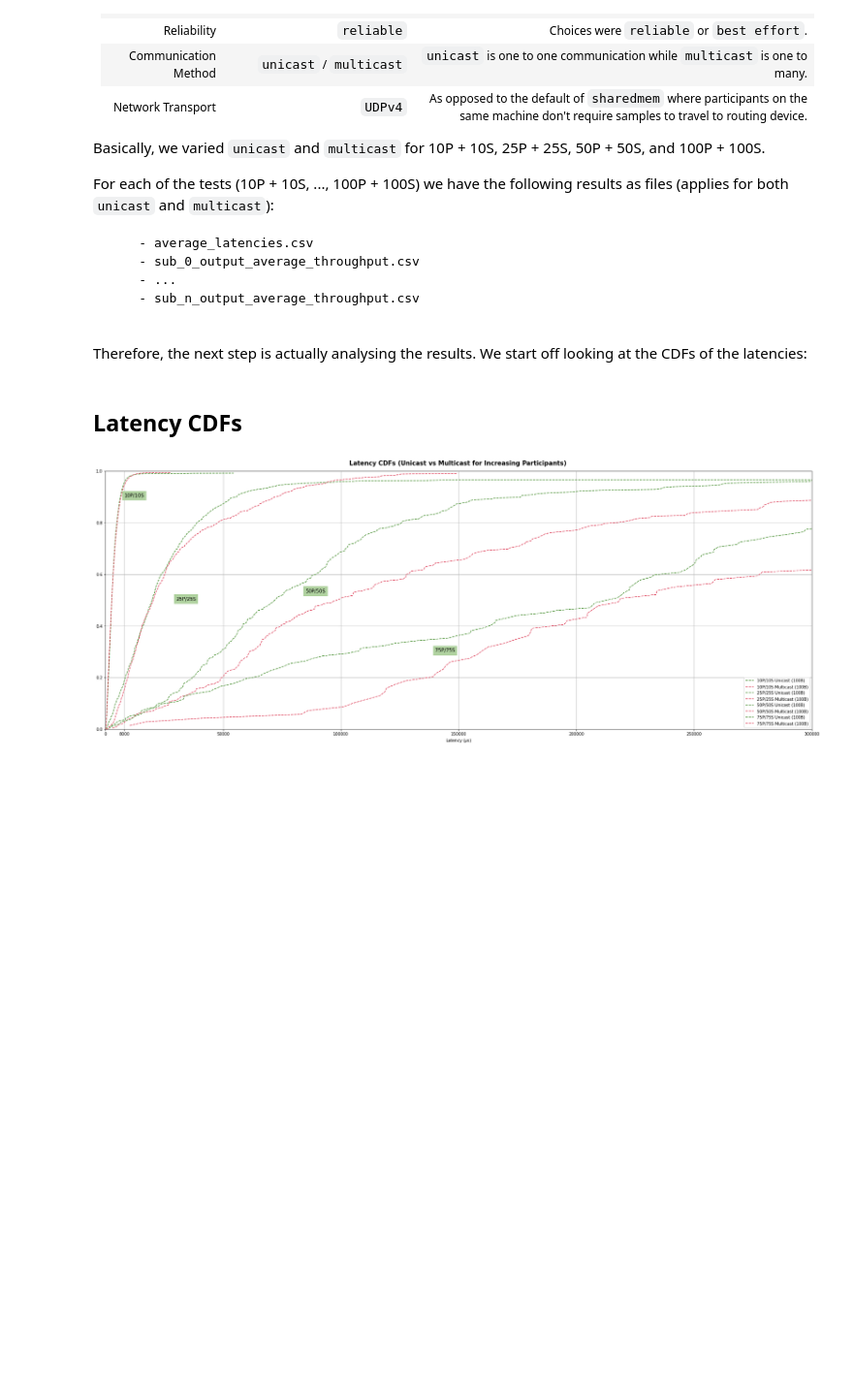
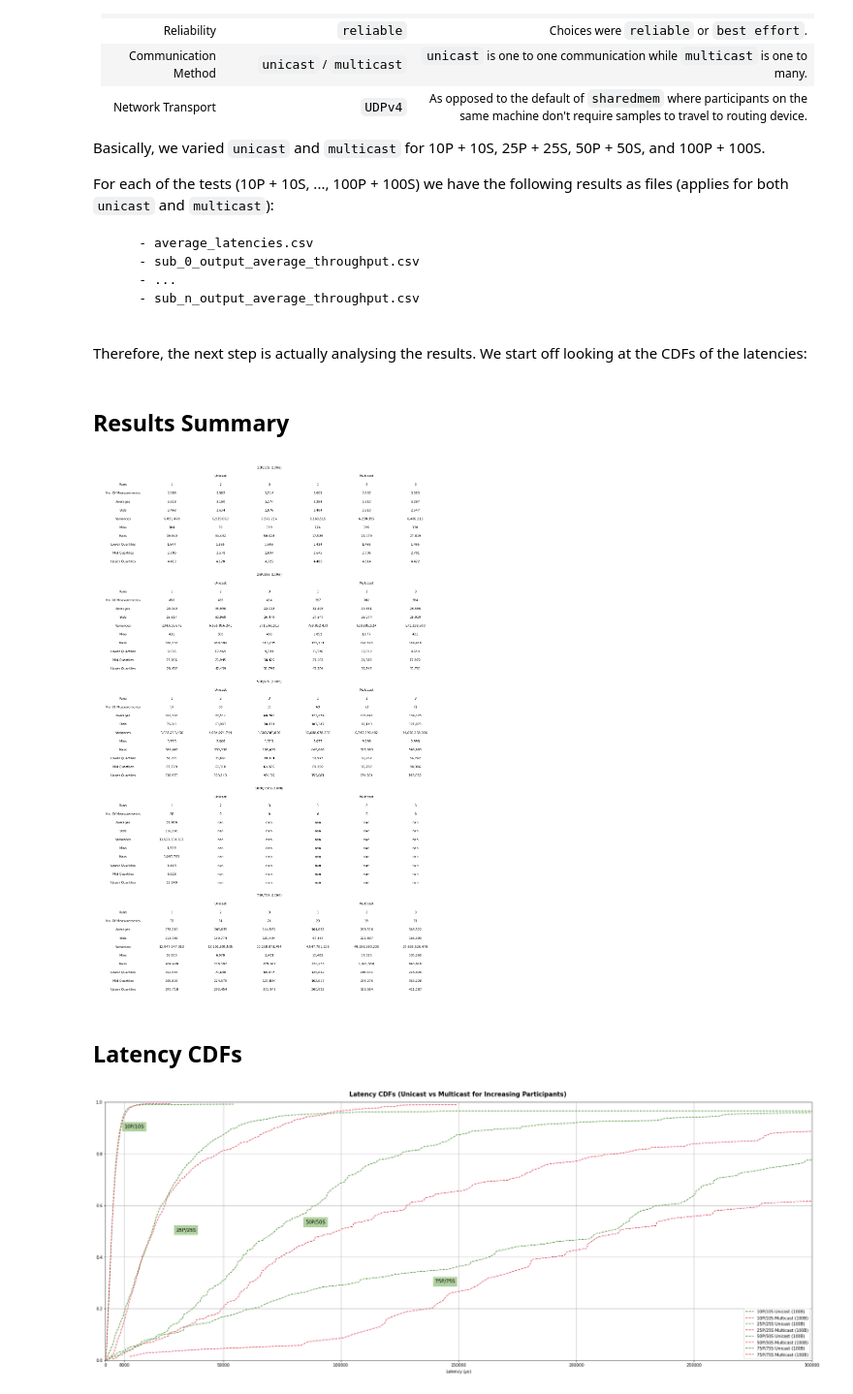
Before and after one commit to Blitz3r123/PATS-Data-Processing, a Jupyter notebook: Complete Analysis.ipynb, the cells around one changed output. Shown at 97% size. Cells and saved outputs as stored; diff of their text form; code cells hidden in the pictures; blank space fills up the shorter version.

Commit message:
Completed set 2 charts

````diff
--- a/Complete Analysis.ipynb
+++ b/Complete Analysis.ipynb
@@ -209,6 +209,74 @@ For each of the tests (10P + 10S, ..., 100P + 100S) we have the following result
 ```
 
 Therefore, the next step is actually analysing the results. We start off looking at the CDFs of the latencies:
+# %% [markdown]
+## Results Summary
+# %%
+def plot_summary_table(ax, ucast, mcast):
+    # Get unicast latency files
+    testname = ["", "", "", get_test_names([ucast])[0].replace("Unicast ", ""), "", "", ""]
+    headings = ["", "", "Unicast", "", "", "Multicast", ""]
+    runs = ["Runs", 1, 2, 3, 1, 2, 3]
+    metric_count = ["No. of Measurements".title()]
+    averages = ["averages".title()]
+    stds = ["stds".title()]
+    variances = ["variances".title()]
+    mins = ["mins".title()]
+    maxs = ["maxs".title()]
+    lower_quartiles = ["lower_quartiles".title().replace("_", " ")]
+    mid_quartiles = ["mid_quartiles".title().replace("_", " ")]
+    upper_quartiles = ["upper_quartiles".title().replace("_", " ")]
+
+    df = pd.read_csv(ucast)
+    for col in df.columns[1:4]:
+        metric_count.append(format_number(df[col].count()))
+        averages.append(format_number(df[col].mean()))
+        stds.append(format_number(df[col].std()))
+        variances.append(format_number(df[col].var()))
+        mins.append(format_number(df[col].min()))
+        maxs.append(format_number(df[col].max()))
+        lower_quartiles.append(format_number(df[col].quantile(.25)))
+        mid_quartiles.append(format_number(df[col].quantile(.5)))
+        upper_quartiles.append(format_number(df[col].quantile(.75)))
+
+    df = pd.read_csv(mcast)
+    for col in df.columns[1:4]:
+        metric_count.append(format_number(df[col].count()))
+        averages.append(format_number(df[col].mean()))
+        stds.append(format_number(df[col].std()))
+        variances.append(format_number(df[col].var()))
+        mins.append(format_number(df[col].min()))
+        maxs.append(format_number(df[col].max()))
+        lower_quartiles.append(format_number(df[col].quantile(.25)))
+        mid_quartiles.append(format_number(df[col].quantile(.5)))
+        upper_quartiles.append(format_number(df[col].quantile(.75)))
+
+    rows = [headings, runs, metric_count, averages, stds, variances, mins, maxs, lower_quartiles, mid_quartiles, upper_quartiles]
+
+    # Get summary data for unicast per run
+
+    table = plot_table(ax, testname, rows)
+    table.auto_set_font_size(False)
+    table.set_fontsize(4)
+    for key, cell in table.get_celld().items():
+        cell.set_linewidth(0)
+
+ucast = [file for file in get_files('data/set_2') if 'average_latencies' in file and 'forced_transport' in file and 'unicast' in file]
+mcast = [file for file in get_files('data/set_2') if 'average_latencies' in file and 'forced_transport' in file and 'multicast' in file]
+ucast.sort()
+mcast.sort()
+mcast = mcast[1:] + mcast[:1]
+
+fig, axes = plt.subplots(nrows=len(ucast), ncols=1, dpi=200)
+
+for i in range(len(ucast)):
+    axes[i].set_axis_off()
+    plot_summary_table(axes[i], ucast[i], mcast[i])
+
+# plt.tight_layout(pad=5)
+plt.subplots_adjust(top=2, bottom=0, left=0, right=1, wspace = 0, hspace=3)
+# %% [output]
+[figure, added]
 # %% [markdown]
 ## Latency CDFs <a class="anchor" id="s2-latency-cdfs"></a>
 # %%
````
Also changed, not shown: parts of 14 cells of this notebook, 2 other files.
